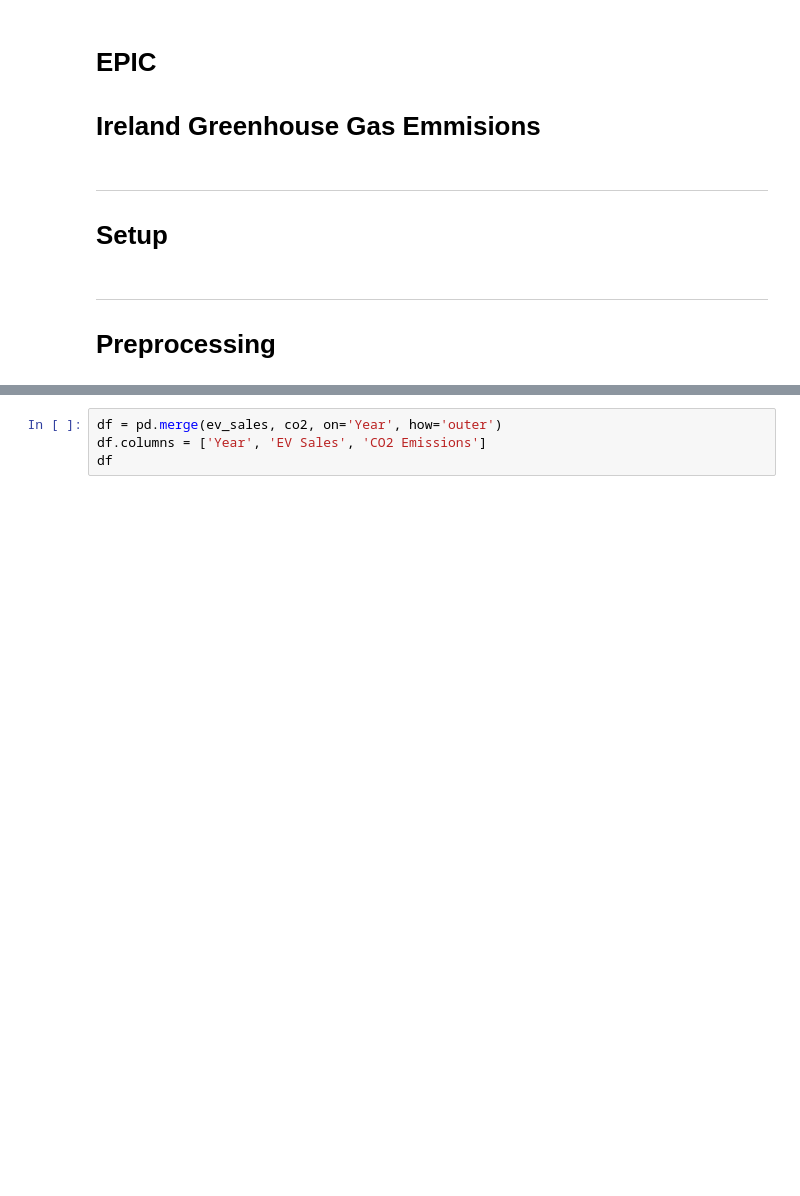
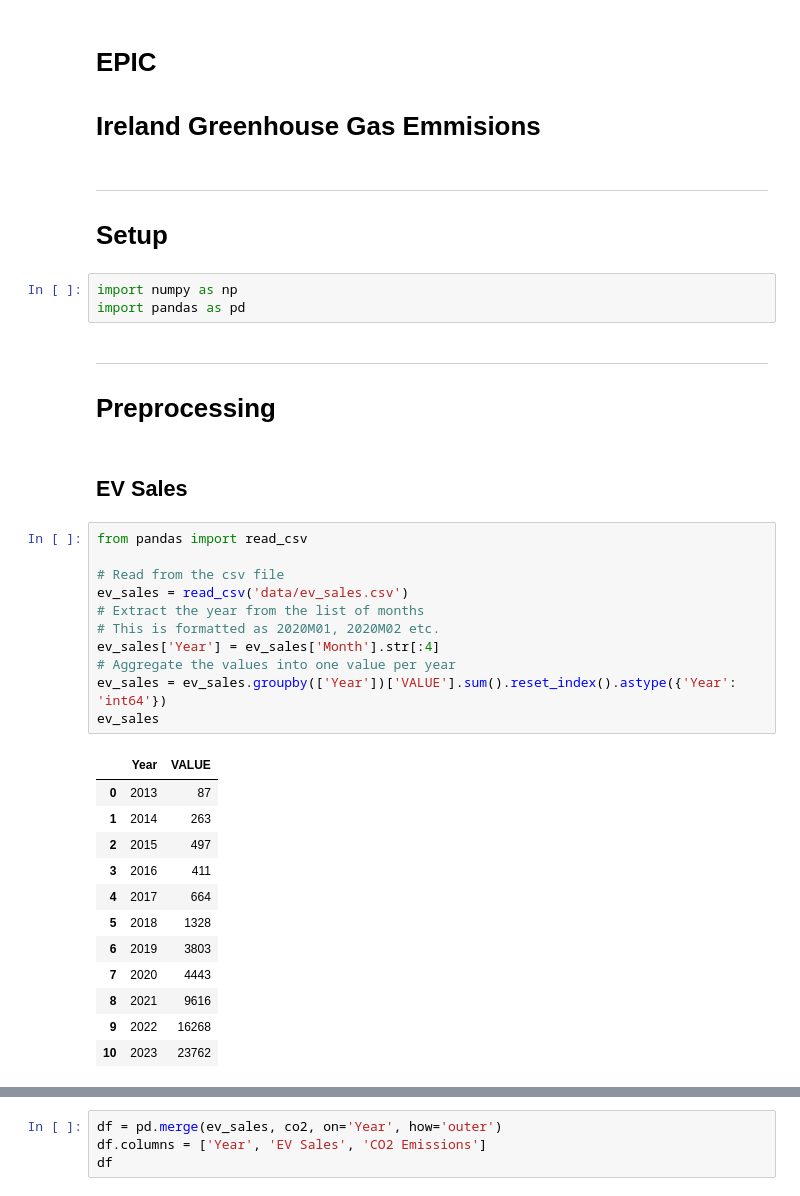
Before and after one commit to Fred-Sheppard/EPIC3, a Jupyter notebook: EPIC3.ipynb, the cells around one changed output, grey strips where cells are left out. Cells and saved outputs as stored; diff of their text form; blank space fills up the shorter version.

```diff
--- a/EPIC3.ipynb
+++ b/EPIC3.ipynb
@@ -4,4 +4,7 @@
 # %% [markdown]
 ---
 # Setup
+# %%
+import numpy as np
+import pandas as pd
 # %% [markdown]
@@ -8,2 +12,28 @@
 ---
 # Preprocessing
+# %% [markdown]
+## EV Sales
+# %%
+from pandas import read_csv
+
+# Read from the csv file
+ev_sales = read_csv('data/ev_sales.csv')
+# Extract the year from the list of months
+# This is formatted as 2020M01, 2020M02 etc.
+ev_sales['Year'] = ev_sales['Month'].str[:4]
+# Aggregate the values into one value per year
+ev_sales = ev_sales.groupby(['Year'])['VALUE'].sum().reset_index().astype({'Year': 'int64'})
+ev_sales
+# %% [output]
+|  | Year | VALUE |
+| 0 | 2013 | 87 |
+| 1 | 2014 | 263 |
+| 2 | 2015 | 497 |
+| 3 | 2016 | 411 |
+| 4 | 2017 | 664 |
+| 5 | 2018 | 1328 |
+| 6 | 2019 | 3803 |
+| 7 | 2020 | 4443 |
+| 8 | 2021 | 9616 |
+| 9 | 2022 | 16268 |
+| 10 | 2023 | 23762 |
```
Also changed, not shown: parts of 7 cells of this notebook, 1 other file.
